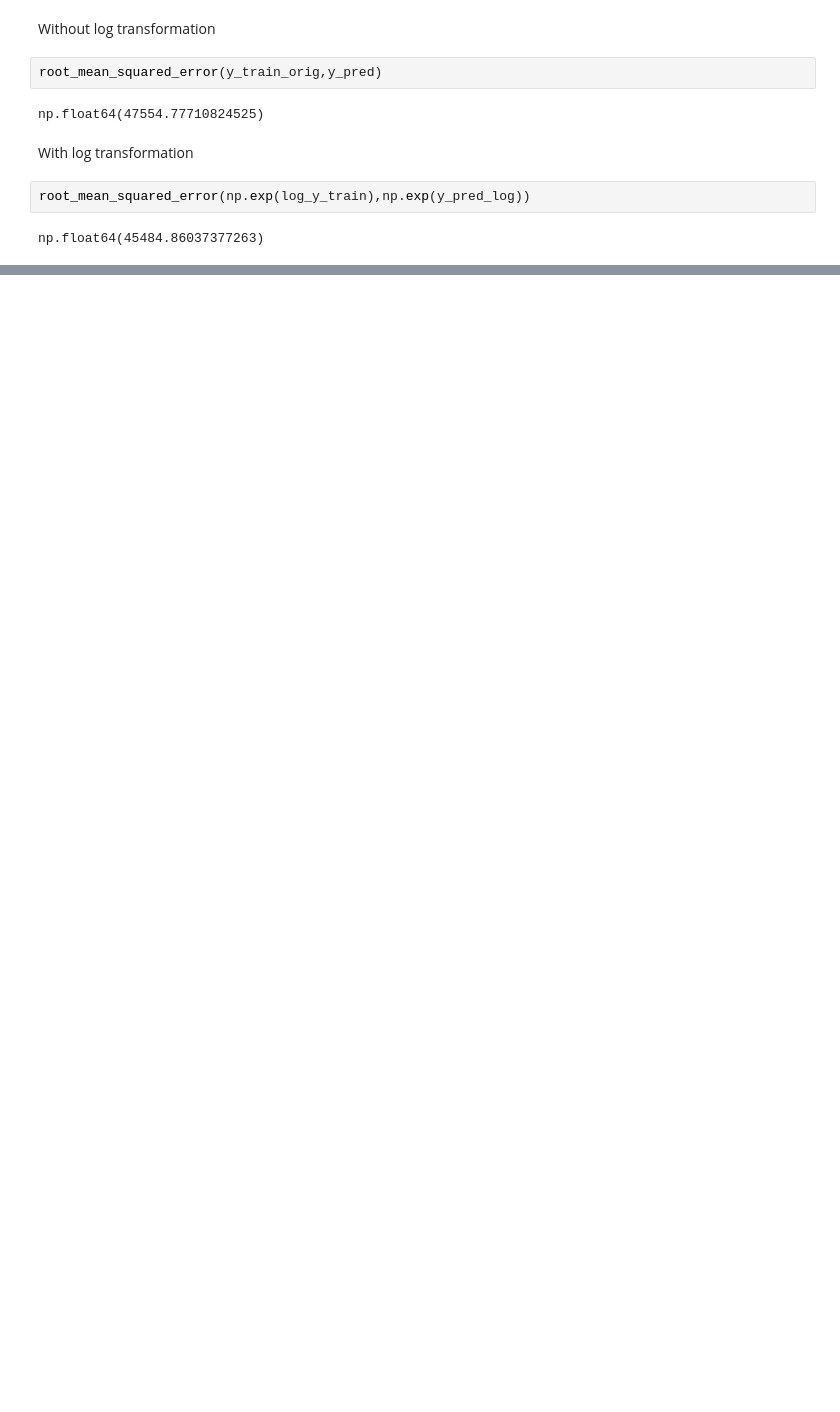
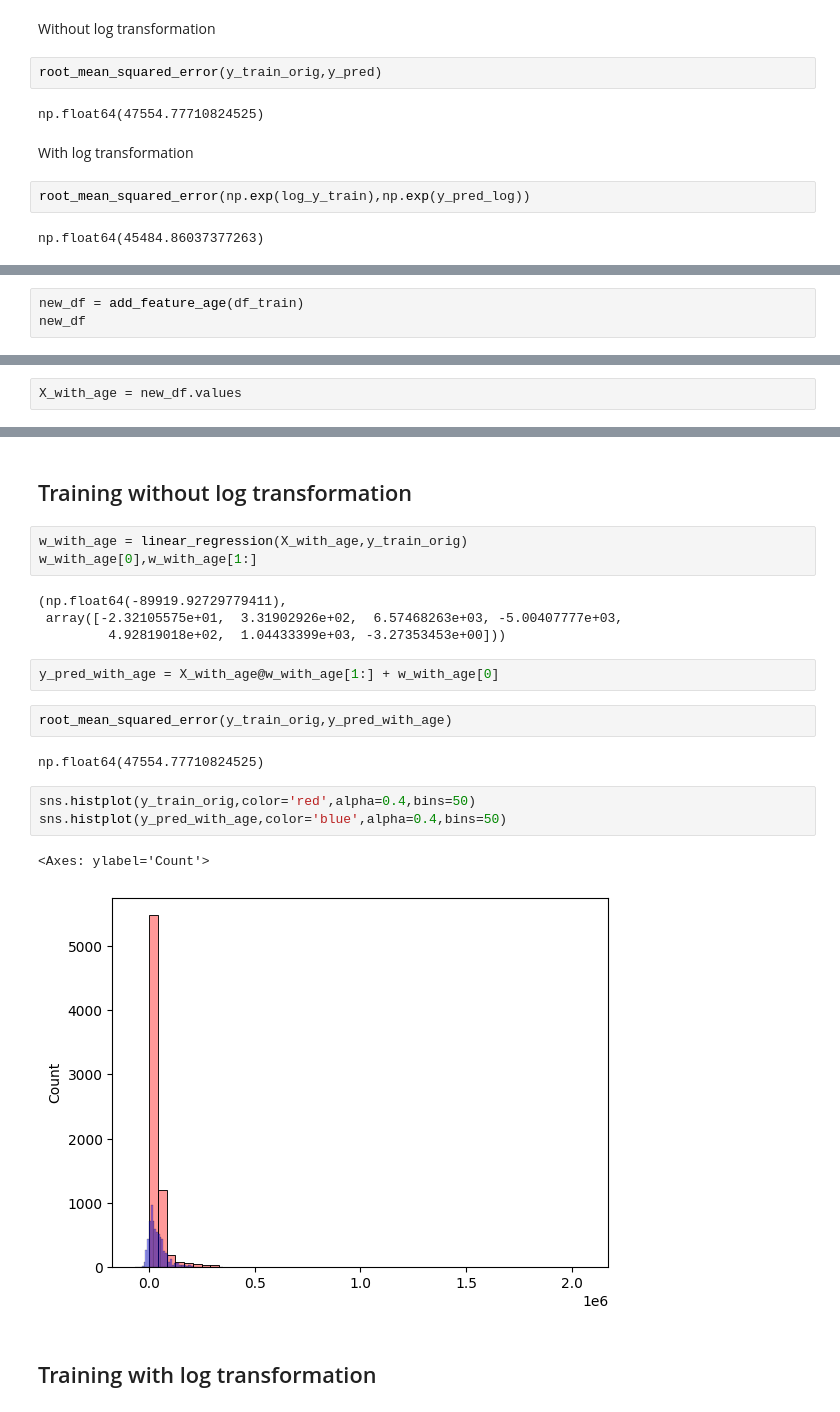
Before and after one commit to BALJAPALLIANSHUL/machine_learning_zoomcamp, a Jupyter notebook: 02-Car price prediction/car_price_pred.ipynb, the cells around one changed output, grey strips where cells are left out. Saved outputs shown, nothing was run; the diff lists cells and outputs as text; blank space fills up the shorter version.

Commit message:
Validation and training the model again with simple feature engineering

```diff
--- a/02-Car price prediction/car_price_pred.ipynb
+++ b/02-Car price prediction/car_price_pred.ipynb
@@ -286,0 +315,3 @@ np.float64(45484.86037377263)
+# %%
+new_df = add_feature_age(df_train)
+new_df
@@ -286,0 +332,2 @@ np.float64(45484.86037377263)
+# %%
+X_with_age = new_df.values
@@ -286,0 +350,23 @@ np.float64(45484.86037377263)
+# %% [markdown]
+## Training without log transformation
+# %%
+w_with_age = linear_regression(X_with_age,y_train_orig)
+w_with_age[0],w_with_age[1:]
+# %% [output]
+(np.float64(-89919.92729779411),
+ array([-2.32105575e+01,  3.31902926e+02,  6.57468263e+03, -5.00407777e+03,
+         4.92819018e+02,  1.04433399e+03, -3.27353453e+00]))
+# %%
+y_pred_with_age = X_with_age@w_with_age[1:] + w_with_age[0]
+# %%
+root_mean_squared_error(y_train_orig,y_pred_with_age)
+# %% [output]
+np.float64(47554.77710824525)
+# %%
+sns.histplot(y_train_orig,color='red',alpha=0.4,bins=50)
+sns.histplot(y_pred_with_age,color='blue',alpha=0.4,bins=50)
+# %% [output]
+<Axes: ylabel='Count'>
+[figure, added]
+# %% [markdown]
+## Training with log transformation
```
Also changed, not shown: parts of 31 cells of this notebook.
